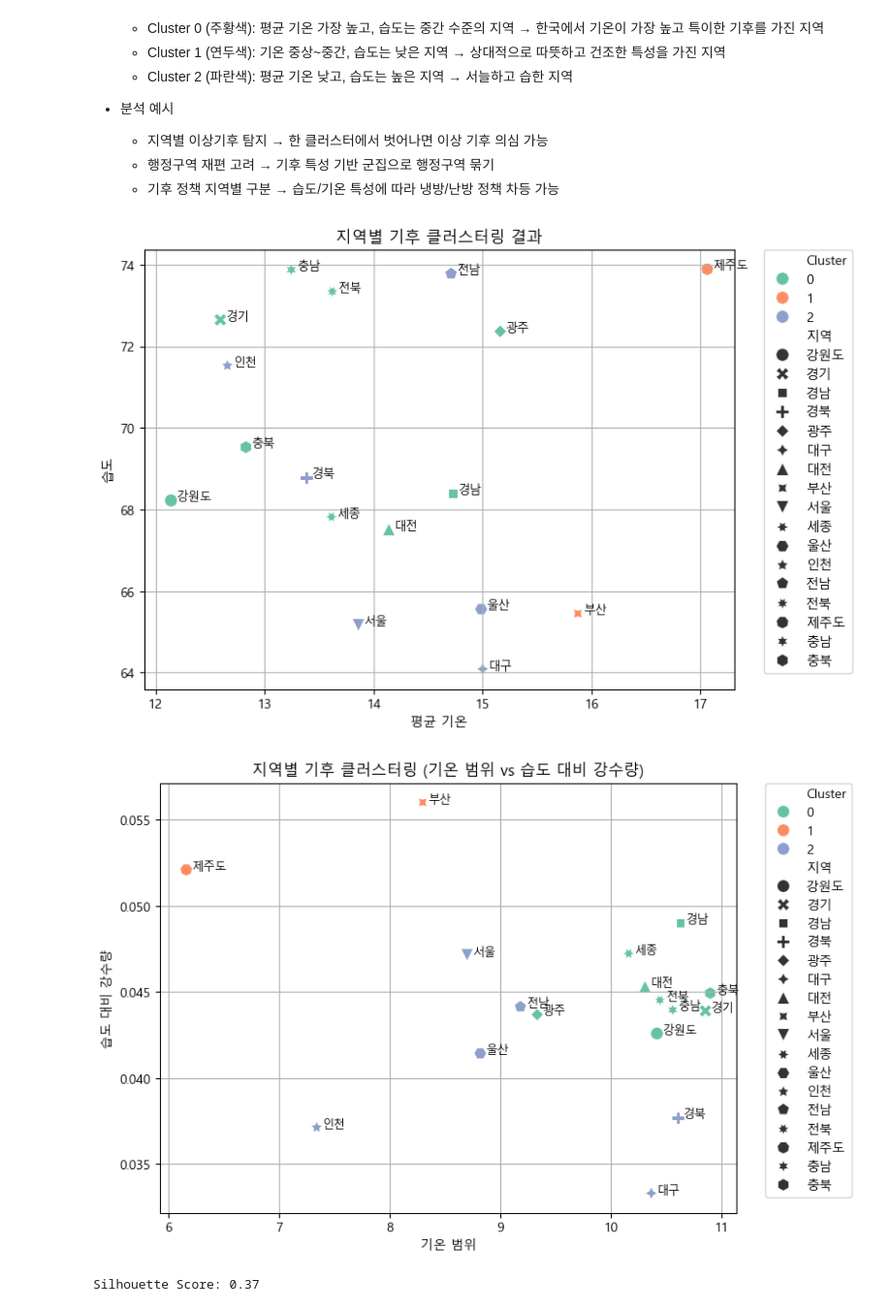
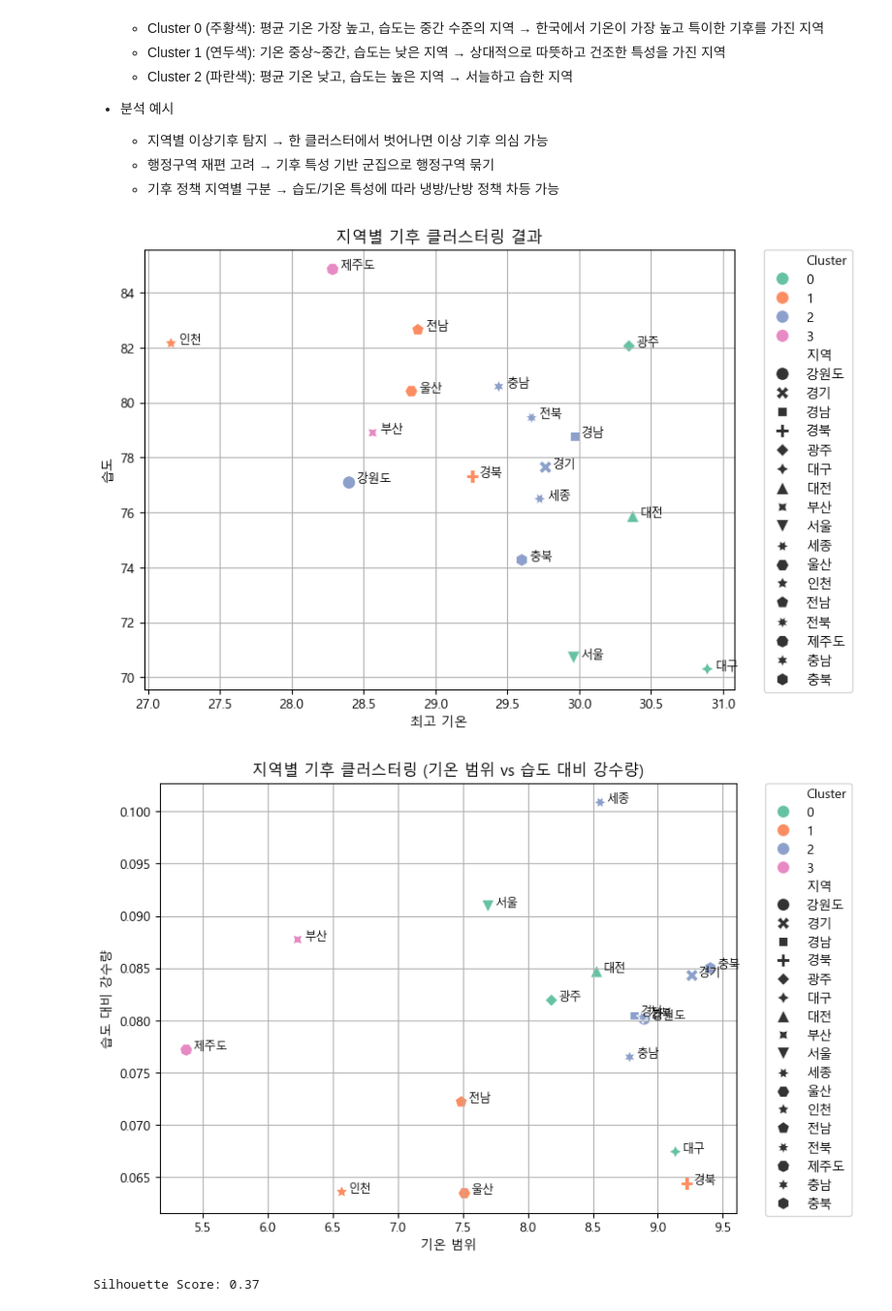
Before and after one commit to Encore-SKN-17/ML_MINI_4TEAM, a Jupyter notebook: weather_clustering/weather_clustering_kmean.ipynb, the cells around one changed output. Shown at 97% size. Drawn from its saved outputs; the diff is of its cells as text; code cells hidden in the pictures.

```diff
--- a/weather_clustering/weather_clustering_kmean.ipynb
+++ b/weather_clustering/weather_clustering_kmean.ipynb
@@ -12,7 +12,7 @@ rename_dict = {
     "일 최심적설(cm)": "적설량"
 }
 # %%
-df = pd.read_csv("./weather_csv/weather_raw_data.csv", encoding="cp949").rename(columns=rename_dict)
+df = pd.read_csv("./weather_csv/weather_10_raw_data.csv", encoding="cp949").rename(columns=rename_dict)
 # %%
 # 날짜 및 수치형 처리
 df["날짜"] = pd.to_datetime(df["날짜"], errors="coerce")
@@ -117,0 +118,5 @@ df.tail()
+# %%
+# 6~8월만
+df['연도'] = df['날짜'].dt.year
+df['월'] = df['날짜'].dt.month
+summer_df = df[df['월'].between(6, 8)]
@@ -147,14 +170,16 @@ KMeans 알고리즘으로 지역 기후를 평균기온과 습도 기준으로
     - 기후 정책 지역별 구분 → 습도/기온 특성에 따라 냉방/난방 정책 차등 가능
 # %%
 # 1. 날짜 파싱 및 연도 추출
-df['연도'] = pd.to_datetime(df['날짜']).dt.year
+#summer_df['연도'] = pd.to_datetime(summer_df['날짜']).dt.year
+summer_df = df[df['월'].between(6, 8)].copy()  # ← 먼저 명시적으로 복사
+summer_df['연도'] = pd.to_datetime(summer_df['날짜']).dt.year  # 그다음 연도 추출
 
 # 2. 연도 필터링 (2015~2024)
-df_filtered = df[df['연도'].between(2015, 2024)]
+summer_df_filtered = summer_df[summer_df['연도'].between(2015, 2024)]
 
 # 3. 지역 + 연도별 기후 평균 집계
-agg_features = ['평균 기온', '최저 기온', '최고 기온', '강수량', '풍속', '습도', '적설량', '기온 범위', '습도 대비 강수량', '불쾌지수', '건조지수']
-grouped = df_filtered.groupby(['지역'])[agg_features].mean().reset_index()
+agg_features = ['평균 기온', '최저 기온', '최고 기온', '강수량', '풍속', '습도', '기온 범위', '습도 대비 강수량', '불쾌지수', '건조지수']
+grouped = summer_df_filtered.groupby(['지역'])[agg_features].mean().reset_index()
 
 # 4. 정규화 (스케일링)
 scaler = StandardScaler()
@@ -166,14 +191,14 @@ pca = PCA(n_components=3)
 X_scaled_pca = pca.fit_transform(X_scaled)
 
 # 5. 군집 모델 학습 (K=3 가정)
-kmeans = KMeans(n_clusters=3, random_state=42)
+kmeans = KMeans(n_clusters=4, random_state=42)
 grouped['Cluster'] = kmeans.fit_predict(X_scaled_pca)
 
 # 6. 시각화 (예: 평균 기온 vs 습도)
 plt.figure(figsize=(8,6))
 sns.scatterplot(
     data=grouped,
-    x='평균 기온',
+    x='최고 기온',
     y='습도',
     hue='Cluster',
     style='지역',
@@ -184,7 +209,7 @@ sns.scatterplot(
 # 각 점에 지역 이름 붙이기
 for i in range(len(grouped)):
     plt.text(
-        grouped['평균 기온'][i] + 0.05,  # 약간 오른쪽으로
+        grouped['최고 기온'][i] + 0.05,  # 약간 오른쪽으로
         grouped['습도'][i],
         grouped['지역'][i],
         fontsize=9
@@ -193,35 +218,35 @@ for i in range(len(grouped)):
 plt.title("지역별 기후 클러스터링 결과")
 plt.legend(bbox_to_anchor=(1.05, 1), loc='upper left', borderaxespad=0.)
 plt.grid(True)
 plt.show()
 
 # 7-2. 시각화 ② 기온 범위 vs 습도 대비 강수량
 plt.figure(figsize=(8, 6))
 sns.scatterplot(
     data=grouped,
     x='기온 범위',
     y='습도 대비 강수량',
     hue='Cluster',
     style='지역',
     palette='Set2',
     s=100
 )
 
 for i in range(len(grouped)):
     plt.text(
         grouped['기온 범위'][i] + 0.05,
         grouped['습도 대비 강수량'][i],
         grouped['지역'][i],
         fontsize=9
     )
 
 plt.title("지역별 기후 클러스터링 (기온 범위 vs 습도 대비 강수량)")
 plt.legend(bbox_to_anchor=(1.05, 1), loc='upper left', borderaxespad=0.)
 plt.grid(True)
 plt.show()
 # %% [output]
-[figure, old version]
+[figure, new version]
-[figure, old version]
+[figure, new version]
 # %%
 from sklearn.metrics import silhouette_score
 
```
Also changed, not shown: parts of 7 cells of this notebook.
